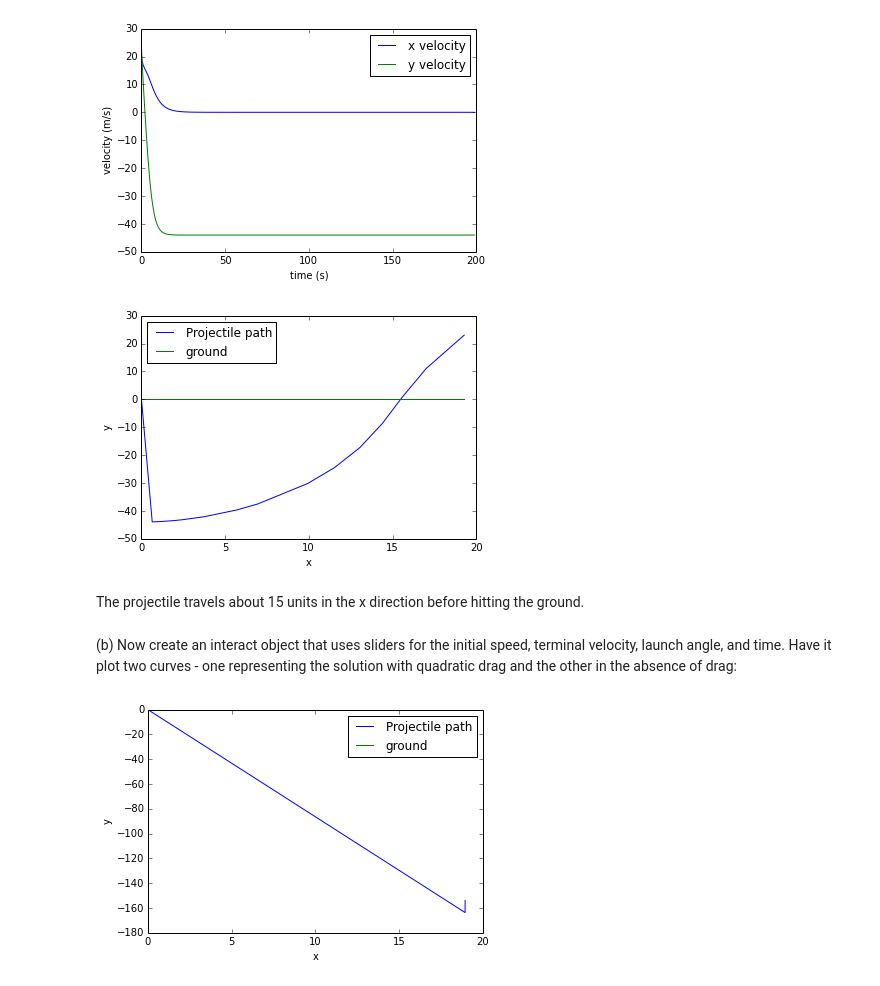
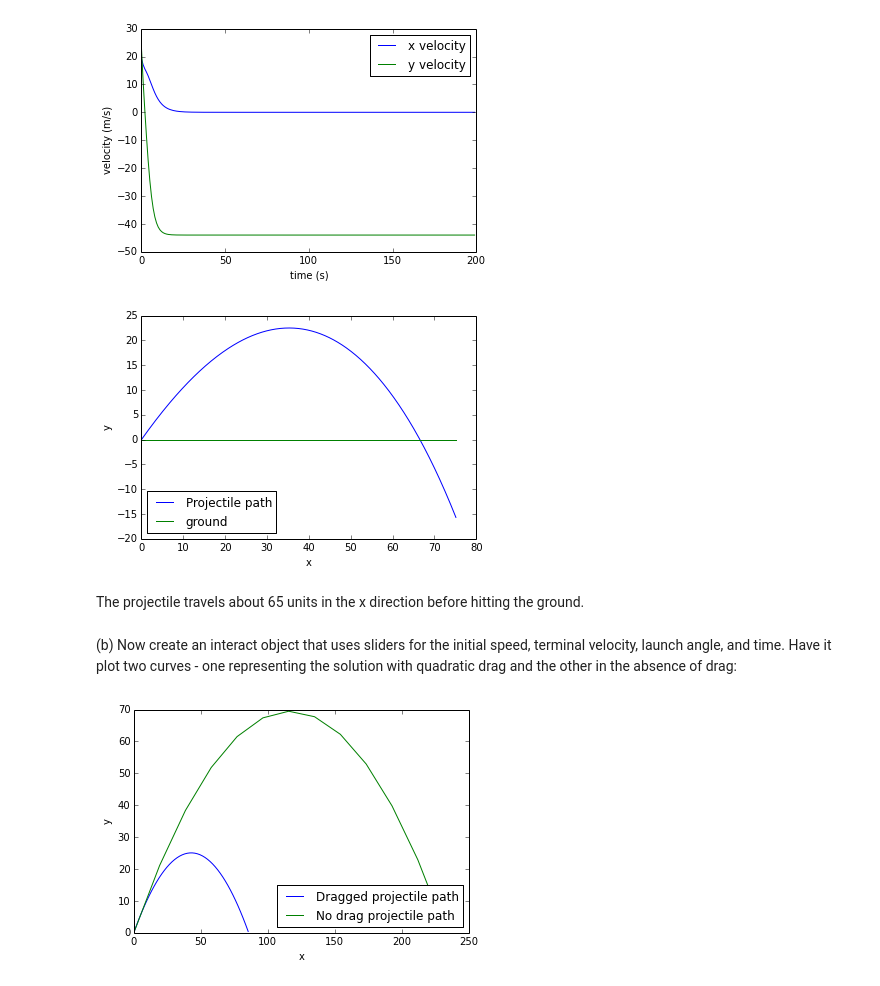
Before and after one commit to dytucker/PHYS202-S14, a Jupyter notebook: SciPy/ODEExercises.ipynb, the cells around one changed output. Cells and saved outputs as stored; diff of their text form; code cells hidden in the pictures.

```diff
--- a/SciPy/ODEExercises.ipynb
+++ b/SciPy/ODEExercises.ipynb
@@ -462,7 +462,8 @@ plt.show()
 # %% [output]
 [figure]
 # %%
-t = np.arange(0,200)
+dt = 0.01
+t = np.arange(0,5,dt)
 
 vx_0 = 19.28
 vy_0 = 23
@@ -472,12 +473,12 @@ result = odeint(Projectile_deriv,np.array([vx_0,vy_0]),t)
 vx = result[:,0]
 vy = result[:,1]
 
-x = [0]
-y = [0]
+x = np.zeros(len(vx))
+y = np.zeros(len(vy))
 
-for v in vx:
-    x.append(vx[v])
-    y.append(vy[v])
+for i in range(1,len(vx)):
+    x[i] = vx[i]*dt + x[i-1]
+    y[i] = vy[i]*dt + y[i-1]
 
 plt.plot(x,y,label="Projectile path")
 plt.plot(x,np.zeros(len(x)),label="ground")
@@ -486,9 +487,9 @@ plt.ylabel("y")
 plt.legend(loc='best')
 plt.show()
 # %% [output]
-[figure, old version]
+[figure, new version]
 # %% [markdown]
-The projectile travels about 15 units in the x direction before hitting the ground.
+The projectile travels about 65 units in the x direction before hitting the ground.
 # %% [markdown]
 (b) Now create an interact object that uses sliders for the initial speed, terminal velocity, launch angle, and time. Have it plot two curves - one representing the solution with quadratic drag and the other in the absence of drag:
 # %%
@@ -505,49 +506,67 @@ def Projectile_deriv(v,t):
     y_0 = v[1]
 
     dvdt_x = -g*(x_0/(v_terr**2))*np.sqrt(x_0**2+y_0**2)
     dvdt_y = -g*(1+(y_0/(v_terr**2))*np.sqrt(x_0**2+y_0**2))
 
     return np.array([dvdt_x,dvdt_y])
 
 def simple_position(v,time):
     v_x = v[0]
     v_y = v[1]
 
-    x=[0]
-    y=[0]
+    x=np.zeros(len(time))
+    y=np.zeros(len(time))
 
-    for t in range(len(time)):
-        x.append()
-        y.append()
+    for i in range(1,len(time)):
+        x[i] = v_x*i
+        y[i] = v_y*i - 9.5/5.*i**2
+        if i > 2 and y[i] <= 0:
+            x = x[0:i]
+            y = y[0:i]
+            break
 
-def Projectile_widget(speed=30,launch_angle=50,terminal_velocity=44,time=200):
+    return x,y
 
+def Projectile_widget(speed=30,launch_angle=50,terminal_velocity=44,time=20):
 
-    t = np.arange(0,time)
+    dt = .1
+    t = np.arange(0,time,dt)
 
     vx_0 = speed*np.cos(launch_angle*np.pi/180.)
     vy_0 = speed*np.sin(launch_angle*np.pi/180.)
     v_terr = terminal_velocity
 
-    result = odeint(Projectile_deriv,np.array([vx_0,vy_0,v_terr]),t)
+    result1 = odeint(Projectile_deriv,np.array([vx_0,vy_0,v_terr]),t)
 
-    vx = result[:,0]
-    vy = result[:,1]
+    x_simp,y_simp = simple_position(np.array([vx_0,vy_0]),t)
 
-    x = [0]
-    y = [0]
 
-    for v in vx:
-        x.append(vx[v])
-        y.append(vy[v])
+    vx = result1[:,0]
+    vy = result1[:,1]
 
-    plt.plot(x,y,label="Projectile path")
-    plt.plot(x,np.zeros(len(x)),label="ground")
+    x = np.zeros(len(vx))
+    y = np.zeros(len(vy))
+
+    for i in range(1,len(vx)):
+        x[i] = vx[i]*dt + x[i-1]
+        y[i] = vy[i]*dt + y[i-1]
+        if i > 2 and y[i] <= 0:
+            x = x[0:i]
+            y = y[0:i]
+            break
+
+
+
+
+    plt.plot(x,y,label="Dragged projectile path")
+    plt.plot(x_simp,y_simp,label="No drag projectile path")
+    #plt.plot(x,np.zeros(len(x)),label="ground")
     plt.xlabel("x")
     plt.ylabel("y")
     plt.legend(loc='best')
+    plt.ylim = (0,max(y)+3)
     plt.show()
 
-v = interact(Projectile_widget,speed=30,launch_angle=50,terminal_velocity=44,time=200)
+v = interact(Projectile_widget,speed=30,launch_angle=50,terminal_velocity=44,time=10)
 # %% [output]
-[figure, old version]
+[figure, new version]
```
